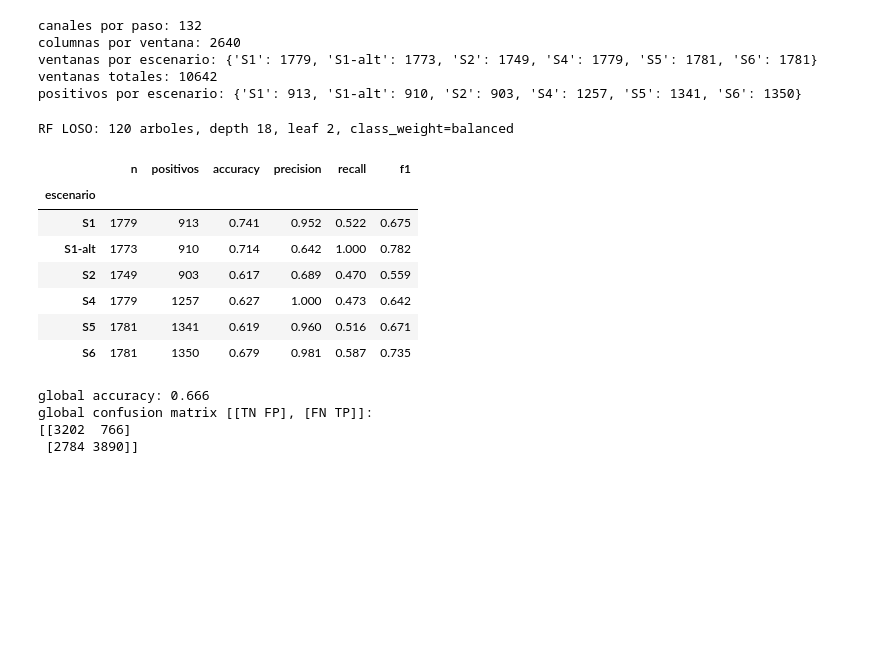
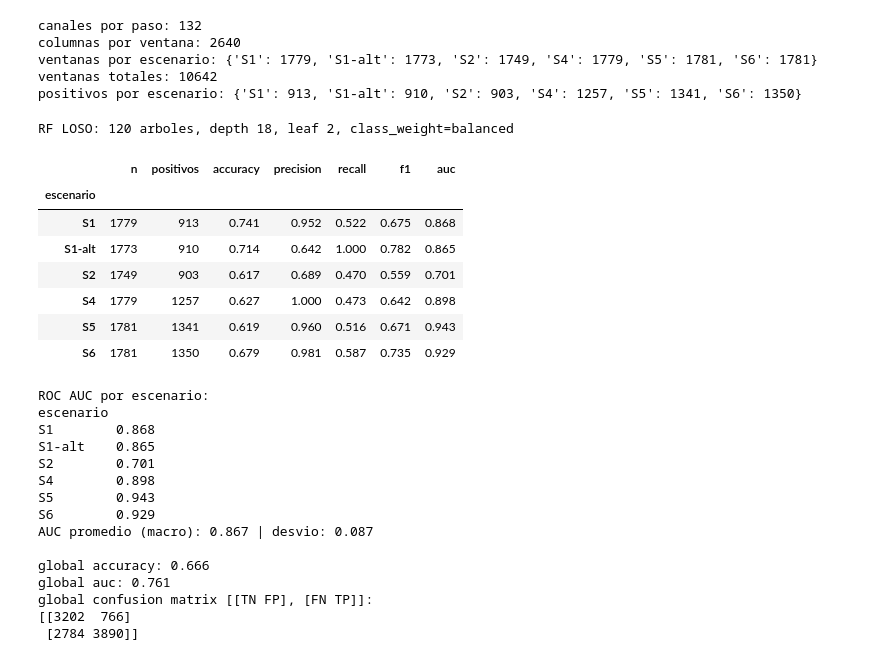
Before and after one commit to maxiricalde/data4cyber, a Jupyter notebook: Colab/EDA_grid.ipynb, the cells around one changed output. Cells and saved outputs as stored; diff of their text form; code cells hidden in the pictures; blank space fills up the shorter version.

```diff
--- a/Colab/EDA_grid.ipynb
+++ b/Colab/EDA_grid.ipynb
@@ -327,7 +293,8 @@ positivos por escenario: {'S1': 913, 'S1-alt': 910, 'S2': 903, 'S4': 1257, 'S5':
 # %%
 from sklearn.ensemble import RandomForestClassifier
 from sklearn.metrics import (accuracy_score, confusion_matrix,
-                             f1_score, precision_score, recall_score)
+                             f1_score, precision_score, recall_score,
+                             roc_auc_score)
 
 PARAMS_RF = {
     "n_estimators": 120,
@@ -346,44 +313,66 @@ predicciones = {}
 for test in escenarios:
     X_train = pd.concat([dfsX[k] for k in escenarios if k != test], ignore_index=True)
     y_train = pd.concat([dfsY[k] for k in escenarios if k != test], ignore_index=True)
     X_test = dfsX[test].to_numpy()
     y_test = dfsY[test].to_numpy()
 
     rf = RandomForestClassifier(**PARAMS_RF).fit(X_train, y_train)
     pred = rf.predict(X_test)
-    predicciones[test] = (y_test, pred)
+    proba = rf.predict_proba(X_test)[:, 1]
+    predicciones[test] = (y_test, pred, proba)
 
     resultados.append({
         "escenario": test,
         "n": len(y_test),
         "positivos": int(y_test.sum()),
         "accuracy": accuracy_score(y_test, pred),
         "precision": precision_score(y_test, pred, zero_division=0),
         "recall": recall_score(y_test, pred, zero_division=0),
         "f1": f1_score(y_test, pred, zero_division=0),
+        "auc": roc_auc_score(y_test, proba) if len(np.unique(y_test)) > 1 else np.nan,
     })
 
 tabla_rf = pd.DataFrame(resultados).set_index("escenario").round(3)
 print("RF LOSO: 120 arboles, depth 18, leaf 2, class_weight=balanced")
 display(tabla_rf)
 
+# --- ROC AUC por escenario (NaN si el escenario tiene una sola clase) ---
+print("\nROC AUC por escenario:")
+print(tabla_rf["auc"].to_string())
+print("AUC promedio (macro):", round(tabla_rf["auc"].mean(), 3),
+      "| desvio:", round(tabla_rf["auc"].std(), 3))
+
 # --- metricas globales sobre las predicciones out-of-fold de los 7 folds ---
 y_true = np.concatenate([predicciones[k][0] for k in escenarios])
 y_pred = np.concatenate([predicciones[k][1] for k in escenarios])
-print("global accuracy:", round(accuracy_score(y_true, y_pred), 3))
+y_proba = np.concatenate([predicciones[k][2] for k in escenarios])
+
+print("\nglobal accuracy:", round(accuracy_score(y_true, y_pred), 3))
+print("global auc:", round(roc_auc_score(y_true, y_proba), 3))
 print("global confusion matrix [[TN FP], [FN TP]]:")
 print(confusion_matrix(y_true, y_pred))
 # %% [output]
 RF LOSO: 120 arboles, depth 18, leaf 2, class_weight=balanced
-|  | n | positivos | accuracy | precision | recall | f1 |
-| escenario |  |  |  |  |  |  |
-| S1 | 1779 | 913 | 0.741 | 0.952 | 0.522 | 0.675 |
-| S1-alt | 1773 | 910 | 0.714 | 0.642 | 1.000 | 0.782 |
-| S2 | 1749 | 903 | 0.617 | 0.689 | 0.470 | 0.559 |
-| S4 | 1779 | 1257 | 0.627 | 1.000 | 0.473 | 0.642 |
-| S5 | 1781 | 1341 | 0.619 | 0.960 | 0.516 | 0.671 |
-| S6 | 1781 | 1350 | 0.679 | 0.981 | 0.587 | 0.735 |
+|  | n | positivos | accuracy | precision | recall | f1 | auc |
+| escenario |  |  |  |  |  |  |  |
+| S1 | 1779 | 913 | 0.741 | 0.952 | 0.522 | 0.675 | 0.868 |
+| S1-alt | 1773 | 910 | 0.714 | 0.642 | 1.000 | 0.782 | 0.865 |
+| S2 | 1749 | 903 | 0.617 | 0.689 | 0.470 | 0.559 | 0.701 |
+| S4 | 1779 | 1257 | 0.627 | 1.000 | 0.473 | 0.642 | 0.898 |
+| S5 | 1781 | 1341 | 0.619 | 0.960 | 0.516 | 0.671 | 0.943 |
+| S6 | 1781 | 1350 | 0.679 | 0.981 | 0.587 | 0.735 | 0.929 |
+ROC AUC por escenario:
+escenario
+S1        0.868
+S1-alt    0.865
+S2        0.701
+S4        0.898
+S5        0.943
+S6        0.929
+AUC promedio (macro): 0.867 | desvio: 0.087
+
 global accuracy: 0.666
+global auc: 0.761
 global confusion matrix [[TN FP], [FN TP]]:
 [[3202  766]
  [2784 3890]]
```
Also changed, not shown: parts of 2 cells of this notebook, 5 other files.
